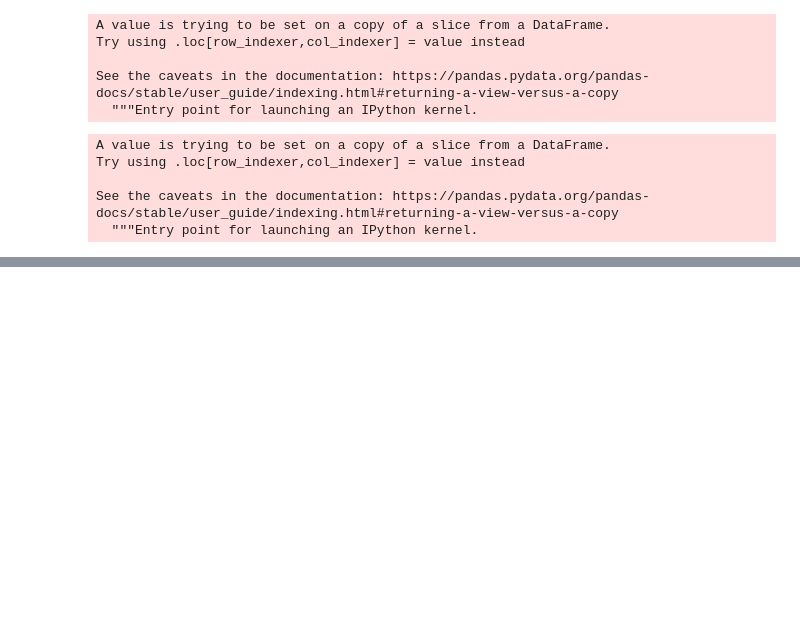
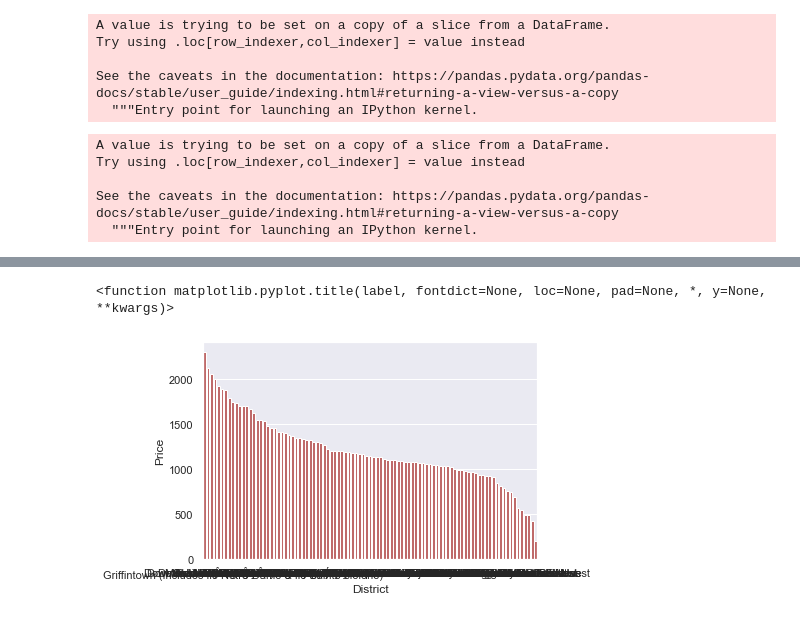
Before and after one commit to vanessadlafp/Rent_predictor_MTL, a Jupyter notebook: data_eda.ipynb, the cells around one changed output, grey strips where cells are left out. Saved outputs shown, nothing was run; the diff lists cells and outputs as text; code cells hidden in the pictures; blank space fills up the shorter version.

```diff
--- a/data_eda.ipynb
+++ b/data_eda.ipynb
@@ -287,0 +304,3 @@ data_outliers.head(5)
+# %%
+price_per_district= pd.pivot_table(data_outliers, index = ['District'], values = 'Price').sort_values('Price', ascending = False)
+price_per_district
@@ -287,0 +322,6 @@ data_outliers.head(5)
+# %%
+sns.barplot(x= price_per_district.index, y=price_per_district.Price ,color='indianred')
+plt.title
+# %% [output]
+<function matplotlib.pyplot.title(label, fontdict=None, loc=None, pad=None, *, y=None, **kwargs)>
+[figure, added]
```
Also changed, not shown: parts of 16 cells of this notebook, 1 other file.
